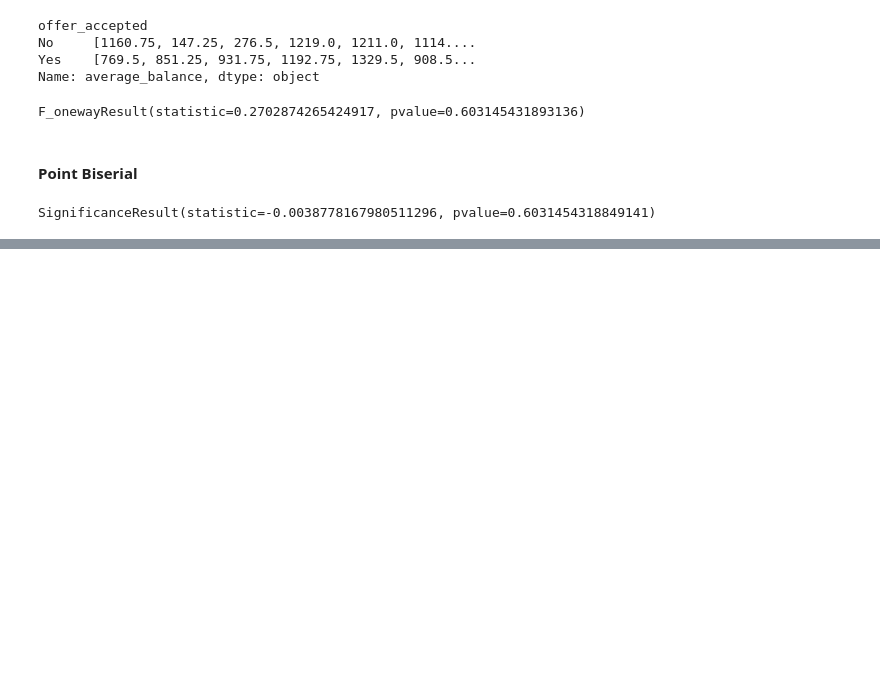
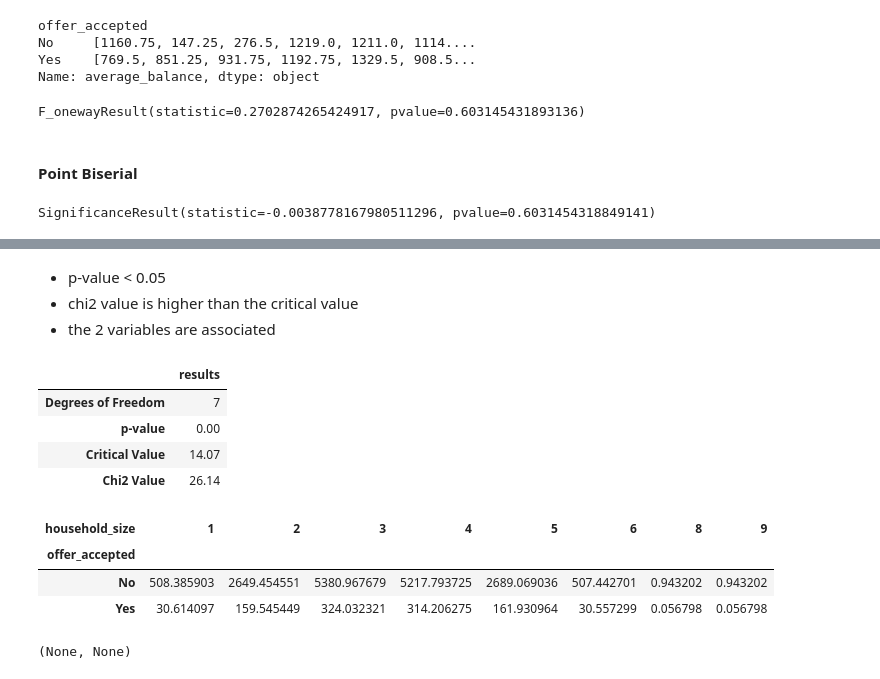
Before and after one commit to ocaoimh/hrc-mid-bootcamp-project, a Jupyter notebook: python/categoricals.ipynb, the cells around one changed output, grey strips where cells are left out. Drawn from its saved outputs; the diff is of its cells as text; code cells hidden in the pictures; blank space fills up the shorter version.

Commit message:
chi2 tests

```diff
--- a/python/categoricals.ipynb
+++ b/python/categoricals.ipynb
@@ -202,7 +202,7 @@ The expected frequencies are:
 # %%
 def chi2_test(col1, col2):
     crosstab = pd.crosstab(col1, col2)
-    chi2, p_value, dof, expected_freq = chi2_contingency(homes_crosstab, correction=True)
+    chi2, p_value, dof, expected_freq = chi2_contingency(crosstab, correction=True)
     dict = {'Degrees of Freedom': dof, 'p-value': "{:.2f}".format(p_value), 'Critical Value': "{:.2f}".format(stats.chi2.ppf(1 - 0.05, df=dof)), 'Chi2 Value': "{:.2f}".format(chi2)}
     results = pd.DataFrame([dict], index=['results']).T
     exp_freq = pd.DataFrame(expected_freq, columns=crosstab.columns, index=crosstab.index)
@@ -300,0 +443,18 @@ SignificanceResult(statistic=-0.0038778167980511296, pvalue=0.6031454318849141)
+# %% [markdown]
+- p-value < 0.05
+- chi2 value is higher than the critical value
+- the 2 variables are associated
+# %%
+result, exp_freq = chi2_test(categoricals.offer_accepted, df.household_size)
+display(result), display(exp_freq)
+# %% [output]
+|  | results |
+| Degrees of Freedom | 7 |
+| p-value | 0.00 |
+| Critical Value | 14.07 |
+| Chi2 Value | 26.14 |
+| household_size | 1 | 2 | 3 | 4 | 5 | 6 | 8 | 9 |
+| offer_accepted |  |  |  |  |  |  |  |  |
+| No | 508.385903 | 2649.454551 | 5380.967679 | 5217.793725 | 2689.069036 | 507.442701 | 0.943202 | 0.943202 |
+| Yes | 30.614097 | 159.545449 | 324.032321 | 314.206275 | 161.930964 | 30.557299 | 0.056798 | 0.056798 |
+(None, None)
```
Also changed, not shown: parts of 18 cells of this notebook.
